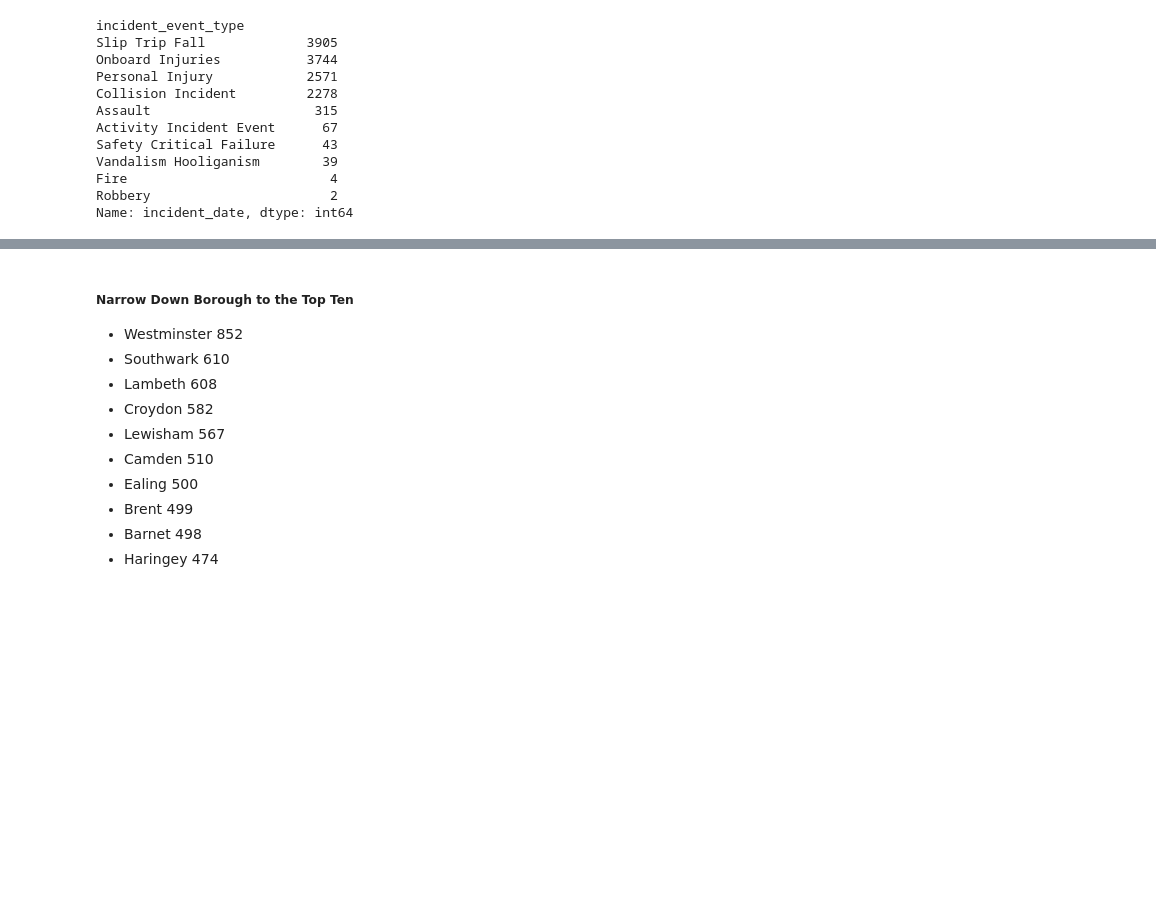
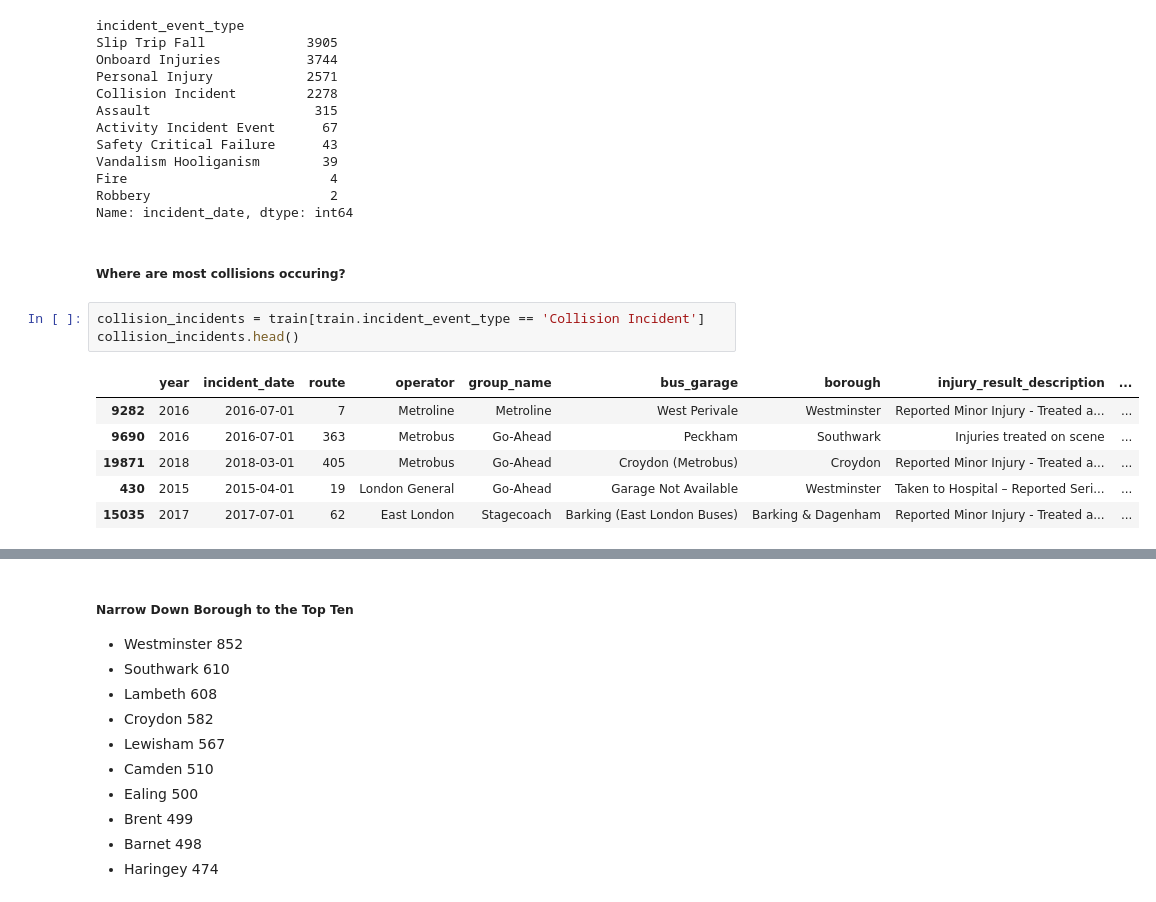
Before and after one commit to faithkane3/new_classification_project, a Jupyter notebook: wrangle.ipynb, the cells around one changed output, grey strips where cells are left out. Saved outputs shown, nothing was run; the diff lists cells and outputs as text; blank space fills up the shorter version.

```diff
--- a/wrangle.ipynb
+++ b/wrangle.ipynb
@@ -417,3 +418,15 @@ Vandalism Hooliganism        39
 Fire                          4
 Robbery                       2
 Name: incident_date, dtype: int64
+# %% [markdown]
+##### Where are most collisions occuring?
+# %%
+collision_incidents = train[train.incident_event_type == 'Collision Incident']
+collision_incidents.head()
+# %% [output]
+|  | year | incident_date | route | operator | group_name | bus_garage | borough | injury_result_description | ... |
+| 9282 | 2016 | 2016-07-01 | 7 | Metroline | Metroline | West Perivale | Westminster | Reported Minor Injury - Treated a... | ... |
+| 9690 | 2016 | 2016-07-01 | 363 | Metrobus | Go-Ahead | Peckham | Southwark | Injuries treated on scene | ... |
+| 19871 | 2018 | 2018-03-01 | 405 | Metrobus | Go-Ahead | Croydon (Metrobus) | Croydon | Reported Minor Injury - Treated a... | ... |
+| 430 | 2015 | 2015-04-01 | 19 | London General | Go-Ahead | Garage Not Available | Westminster | Taken to Hospital – Reported Seri... | ... |
+| 15035 | 2017 | 2017-07-01 | 62 | East London | Stagecoach | Barking (East London Buses) | Barking & Dagenham | Reported Minor Injury - Treated a... | ... |
```
Also changed, not shown: parts of 12 cells of this notebook.
